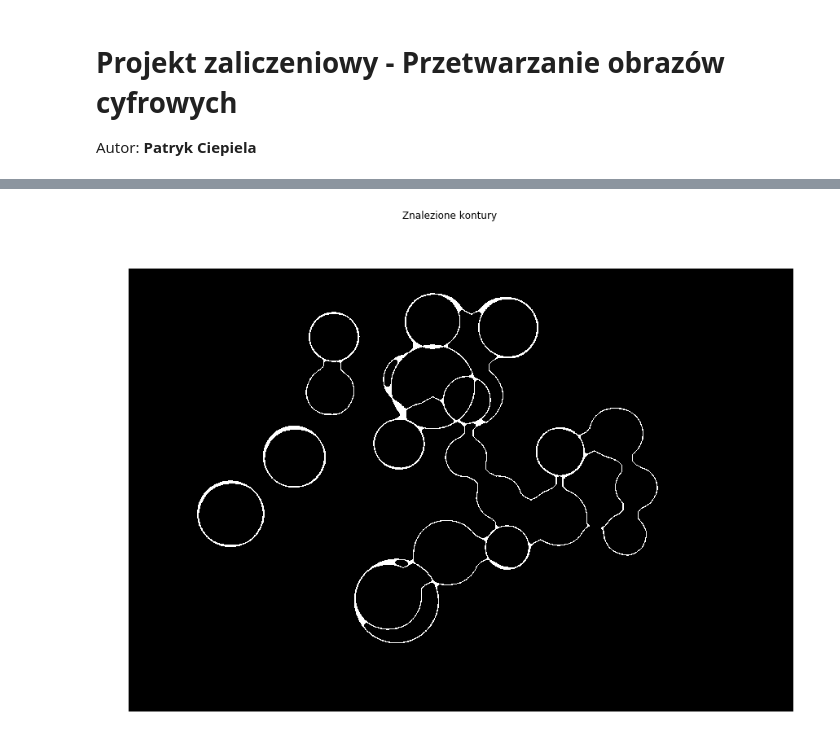
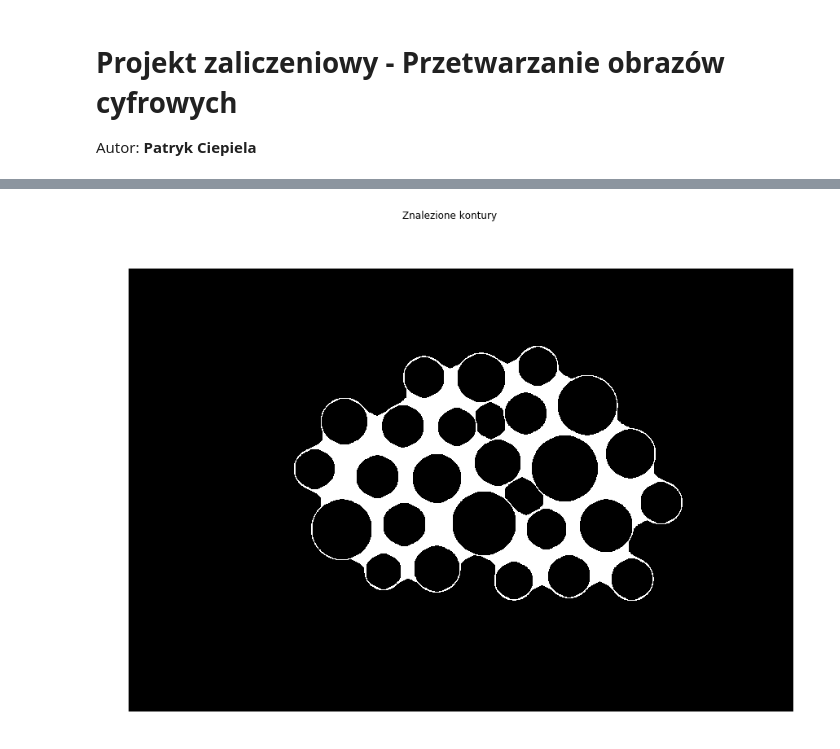
Before and after one commit to Machina123/ImageProcessing, a Jupyter notebook: FinalAssignment/01_assignment.ipynb, the cells around one changed output, grey strips where cells are left out. Saved outputs shown, nothing was run; the diff lists cells and outputs as text; code cells hidden in the pictures.

```diff
--- a/FinalAssignment/01_assignment.ipynb
+++ b/FinalAssignment/01_assignment.ipynb
@@ -91,8 +91,10 @@ processedimg = bim
 showimg(processedimg, title="Obraz poddany binaryzacji metodą Otsu")
 
 morphKernel = cv2.getStructuringElement(cv2.MORPH_ELLIPSE, (7,7))
-processedimg = cv2.morphologyEx(processedimg, op=cv2.MORPH_CLOSE, kernel=morphKernel, iterations=10)
-processedimg = cv2.morphologyEx(processedimg, op=cv2.MORPH_ERODE, kernel=morphKernel, iterations=5)
+processedimg = cv2.bitwise_not(processedimg)
+processedimg = cv2.morphologyEx(processedimg, op=cv2.MORPH_OPEN, kernel=morphKernel, iterations=4)
+processedimg = cv2.morphologyEx(processedimg, op=cv2.MORPH_DILATE, kernel=morphKernel, iterations=5)
+processedimg = cv2.bitwise_not(processedimg)
 
 binaryimg = processedimg.copy()
 
@@ -102,0 +105,6 @@ showimg(processedimg, title="Obraz po wykonaniu operacji zamknięcia")
+# %%
+distimg = cv2.distanceTransform(binaryimg, cv2.DIST_L2, 5)
+distimg = np.uint8(distimg)
+_, distimg = cv2.threshold(distimg, thresh=50, maxval=255, type=cv2.THRESH_BINARY)
+distimg = cv2.morphologyEx(distimg, op=cv2.MORPH_DILATE, kernel=morphKernel, iterations=10)
+showimg(distimg, title="Obraz po wykonaniu transformacji odległościowej")
@@ -103,14 +113,14 @@ showimg(processedimg, title="Obraz po wykonaniu operacji zamknięcia")
 # %%
-_, contours, hierarchy = cv2.findContours(binaryimg, cv2.RETR_EXTERNAL, cv2.CHAIN_APPROX_SIMPLE)
+_, contours, hierarchy = cv2.findContours(distimg, cv2.RETR_EXTERNAL, cv2.CHAIN_APPROX_SIMPLE)
 contoursimg = np.zeros_like(binaryimg)
-cv2.drawContours(contoursimg, contours, -1, (255,255,255), 3)
-circles = cv2.HoughCircles(contoursimg, cv2.HOUGH_GRADIENT, 1, 100, param1=210, param2=45)[0]
-# print(circles)
-for i in range(len(circles)):
-    mycircle = circles[i]
-    cv2.circle(contoursimg, (mycircle[0], mycircle[1]), mycircle[2], (255,255,255), 3)
-contoursimg = cv2.morphologyEx(contoursimg, op=cv2.MORPH_CLOSE, kernel=morphKernel, iterations=4)
+for i in range(len(contours)):
+    mycircle = contours[i]
+    (x,y),radius = cv2.minEnclosingCircle(mycircle)
+    center = (int(x),int(y))
+    radius = int(radius)
+    cv2.circle(contoursimg,center,radius,255,3)
+contoursimg = cv2.morphologyEx(contoursimg, op=cv2.MORPH_CLOSE, kernel=morphKernel, iterations=20)
 showimg(contoursimg, title="Znalezione kontury")
 # %% [output]
-[figure, old version]
+[figure, new version]
 # %%
```
Also changed, not shown: parts of 6 cells of this notebook, 1 other file.
